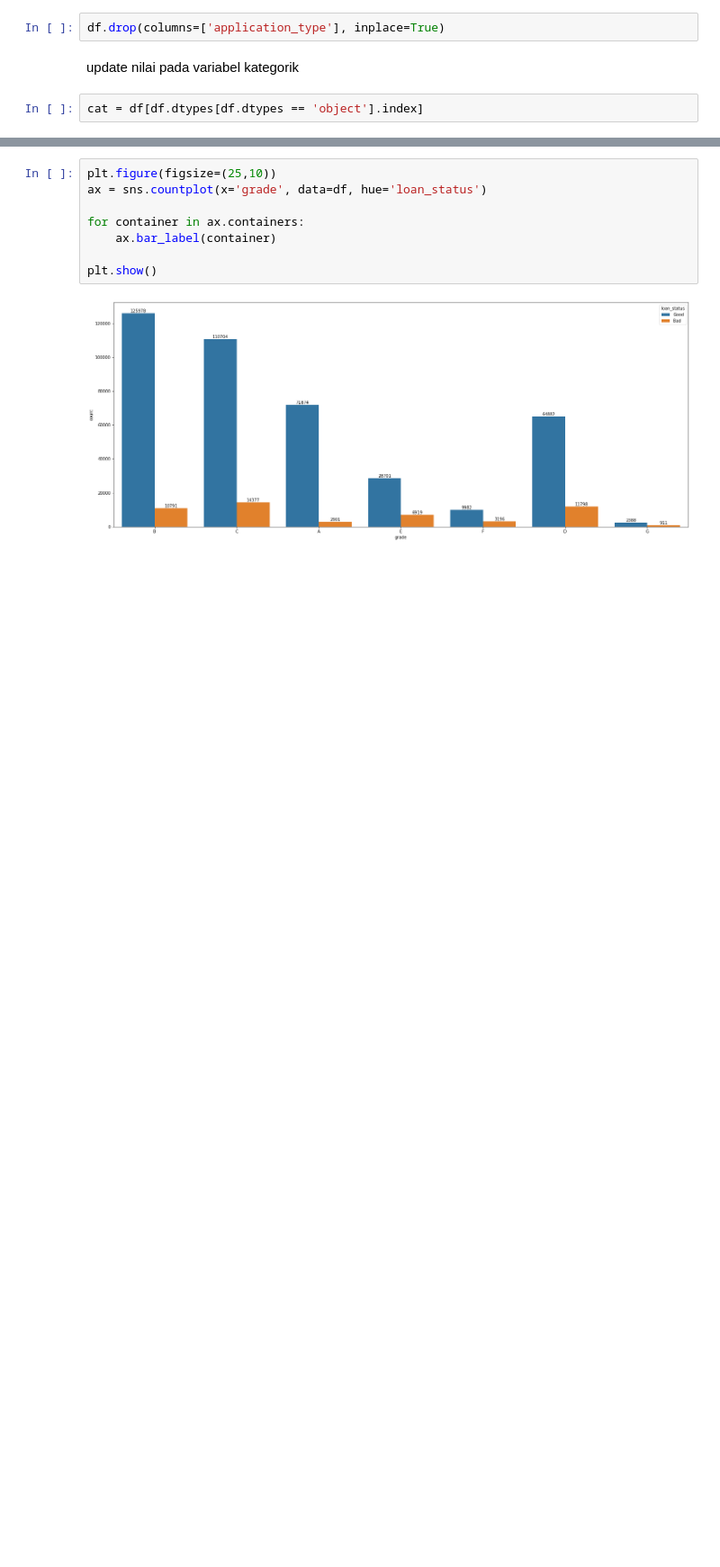
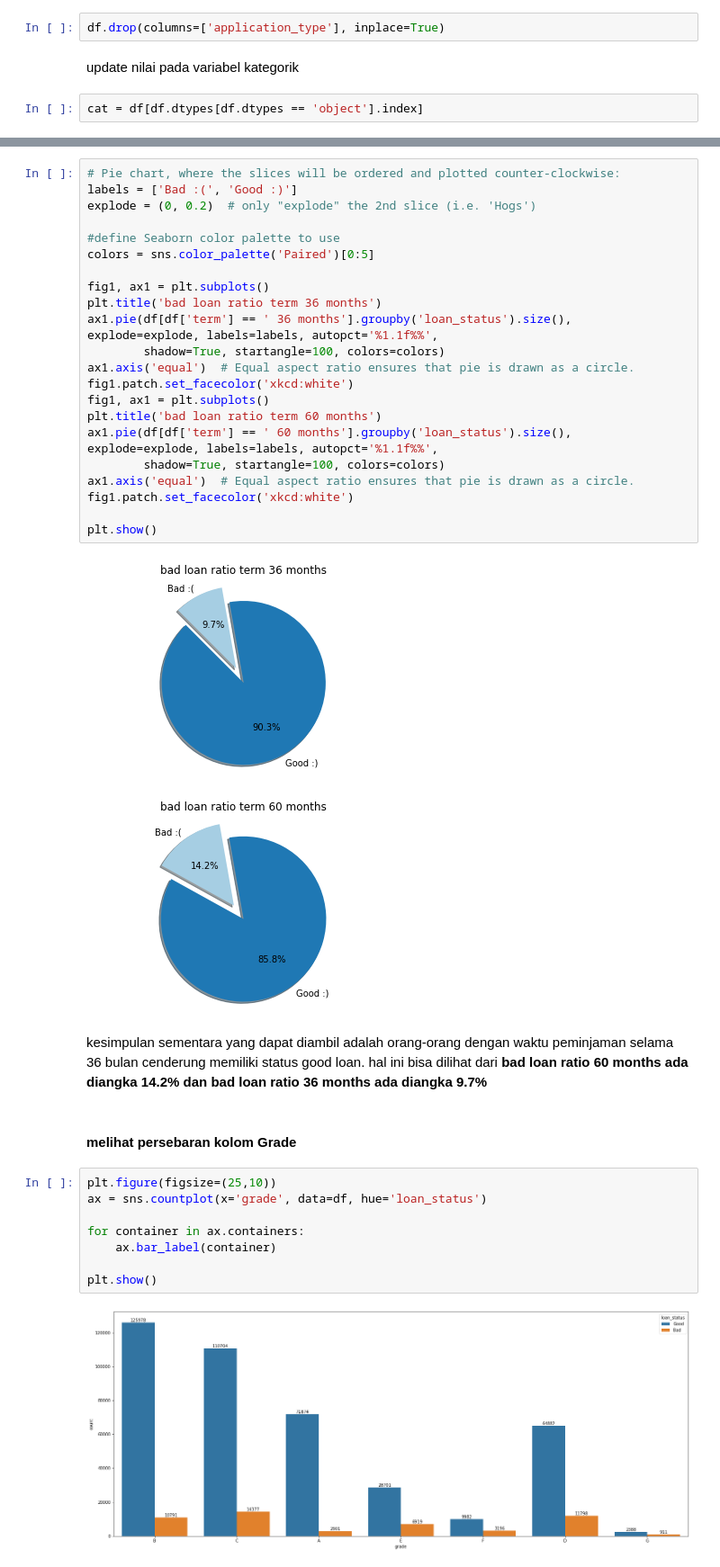
Before and after one commit to FransiscoReadyPermana/Credit-Risk-Prediction, a Jupyter notebook: test.ipynb, the cells around one changed output, grey strips where cells are left out. Shown: that part at 90% size. Saved outputs shown, nothing was run; the diff lists cells and outputs as text; blank space fills up the shorter version.

```diff
--- a/test.ipynb
+++ b/test.ipynb
@@ -488,3 +525,32 @@ plt.show()
+# %%
+# Pie chart, where the slices will be ordered and plotted counter-clockwise:
+labels = ['Bad :(', 'Good :)']
+explode = (0, 0.2)  # only "explode" the 2nd slice (i.e. 'Hogs')
+
+#define Seaborn color palette to use
+colors = sns.color_palette('Paired')[0:5]
+
+fig1, ax1 = plt.subplots()
+plt.title('bad loan ratio term 36 months')
+ax1.pie(df[df['term'] == ' 36 months'].groupby('loan_status').size(), explode=explode, labels=labels, autopct='%1.1f%%',
+        shadow=True, startangle=100, colors=colors)
+ax1.axis('equal')  # Equal aspect ratio ensures that pie is drawn as a circle.
+fig1.patch.set_facecolor('xkcd:white')
+fig1, ax1 = plt.subplots()
+plt.title('bad loan ratio term 60 months')
+ax1.pie(df[df['term'] == ' 60 months'].groupby('loan_status').size(), explode=explode, labels=labels, autopct='%1.1f%%',
+        shadow=True, startangle=100, colors=colors)
+ax1.axis('equal')  # Equal aspect ratio ensures that pie is drawn as a circle.
+fig1.patch.set_facecolor('xkcd:white')
+
+plt.show()
+# %% [output]
+[figure, added]
+[figure, added]
+# %% [markdown]
+kesimpulan sementara yang dapat diambil adalah orang-orang dengan waktu peminjaman selama 36 bulan cenderung memiliki status good loan. hal ini bisa dilihat dari <b> bad loan ratio 60 months ada diangka 14.2% <b> dan <b>bad loan ratio 36 months ada diangka 9.7%<b>
+# %% [markdown]
+#### melihat persebaran kolom <b>Grade<b>
 # %%
 plt.figure(figsize=(25,10))
 ax = sns.countplot(x='grade', data=df, hue='loan_status')
```
Also changed, not shown: parts of 13 cells of this notebook.
